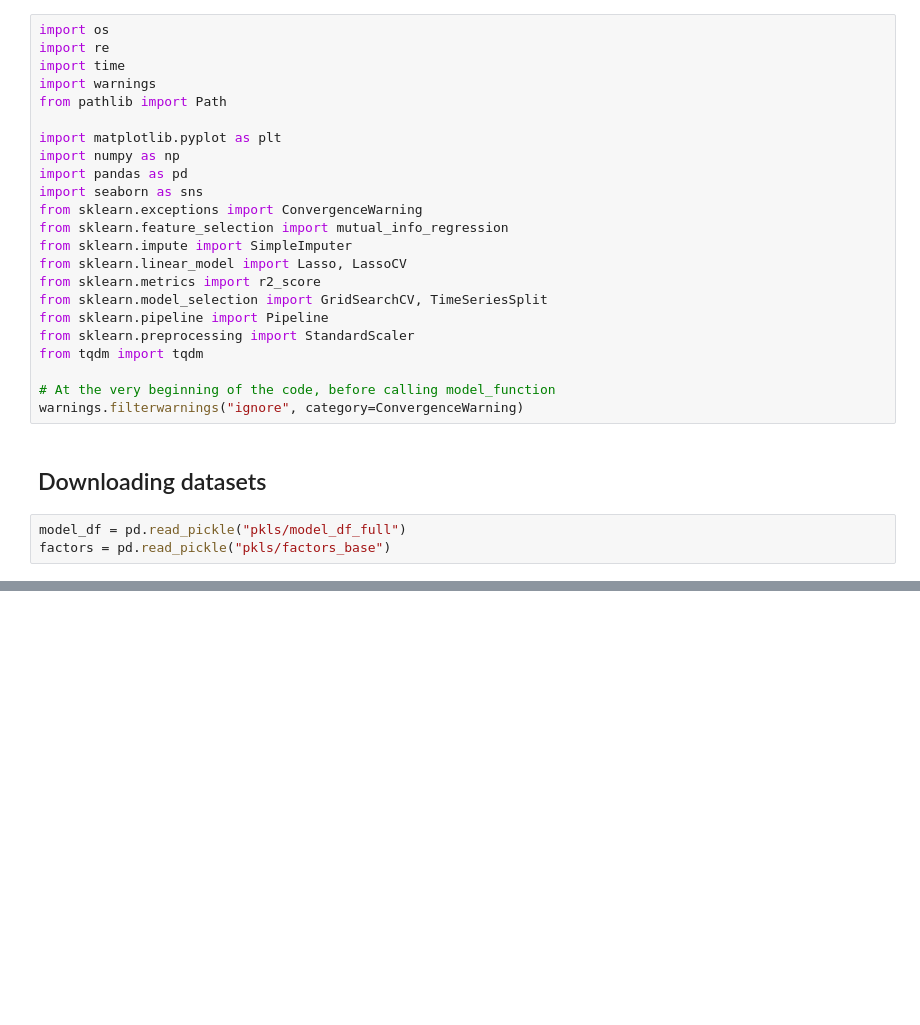
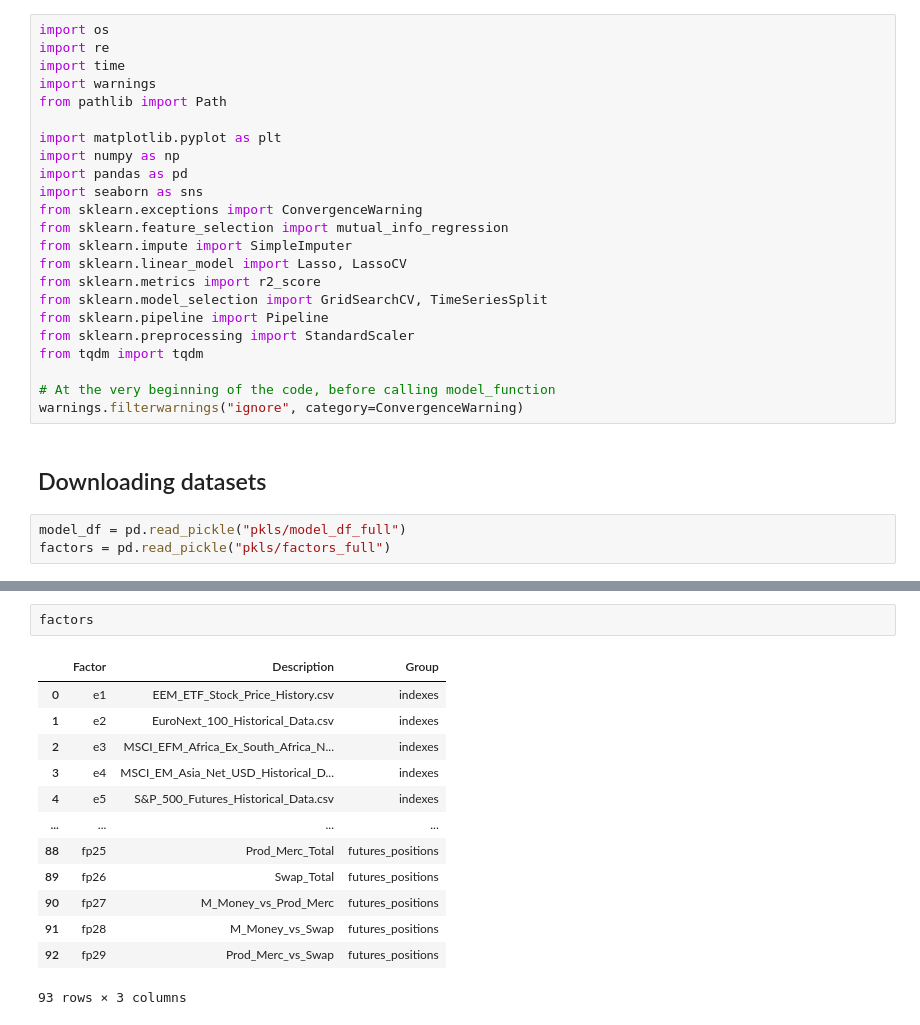
Before and after one commit to ypodmogaev/feature_selection, a Jupyter notebook: feature_selection.ipynb, the cells around one changed output, grey strips where cells are left out. Drawn from its saved outputs; the diff is of its cells as text; blank space fills up the shorter version.

```diff
--- a/feature_selection.ipynb
+++ b/feature_selection.ipynb
@@ -27,4 +27,4 @@ warnings.filterwarnings("ignore", category=ConvergenceWarning)
 ## Downloading datasets
 # %%
 model_df = pd.read_pickle("pkls/model_df_full")
-factors = pd.read_pickle("pkls/factors_base")
+factors = pd.read_pickle("pkls/factors_full")
@@ -30,0 +454,16 @@ factors = pd.read_pickle("pkls/factors_base")
+# %%
+factors
+# %% [output]
+|  | Factor | Description | Group |
+| 0 | e1 | EEM_ETF_Stock_Price_History.csv | indexes |
+| 1 | e2 | EuroNext_100_Historical_Data.csv | indexes |
+| 2 | e3 | MSCI_EFM_Africa_Ex_South_Africa_N... | indexes |
+| 3 | e4 | MSCI_EM_Asia_Net_USD_Historical_D... | indexes |
+| 4 | e5 | S&P_500_Futures_Historical_Data.csv | indexes |
+| ... | ... | ... | ... |
+| 88 | fp25 | Prod_Merc_Total | futures_positions |
+| 89 | fp26 | Swap_Total | futures_positions |
+| 90 | fp27 | M_Money_vs_Prod_Merc | futures_positions |
+| 91 | fp28 | M_Money_vs_Swap | futures_positions |
+| 92 | fp29 | Prod_Merc_vs_Swap | futures_positions |
+93 rows × 3 columns
```
Also changed, not shown: parts of 21 cells of this notebook.
